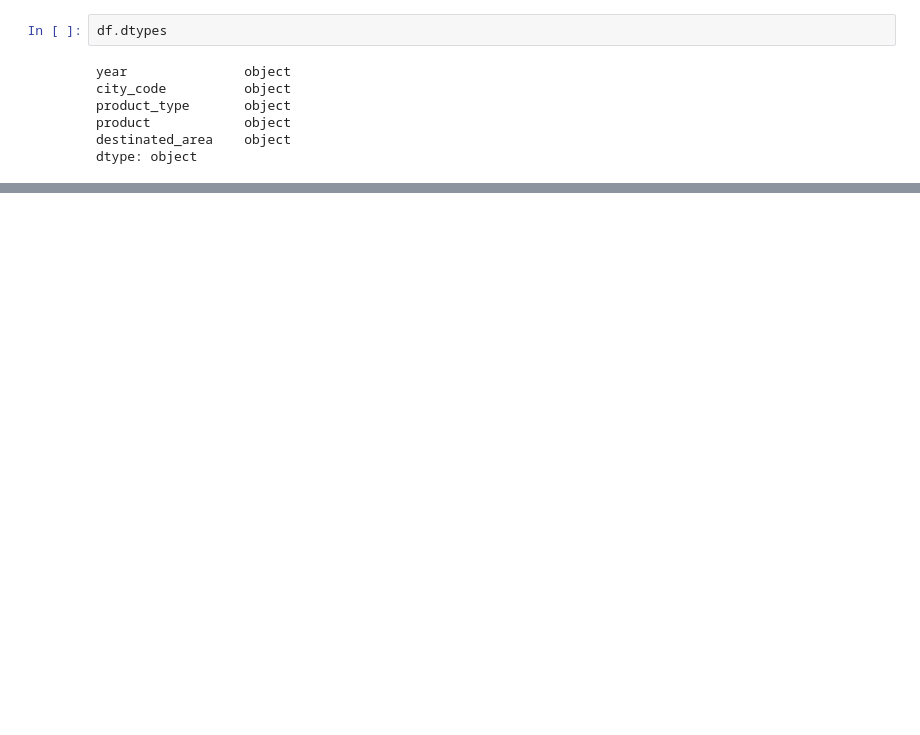
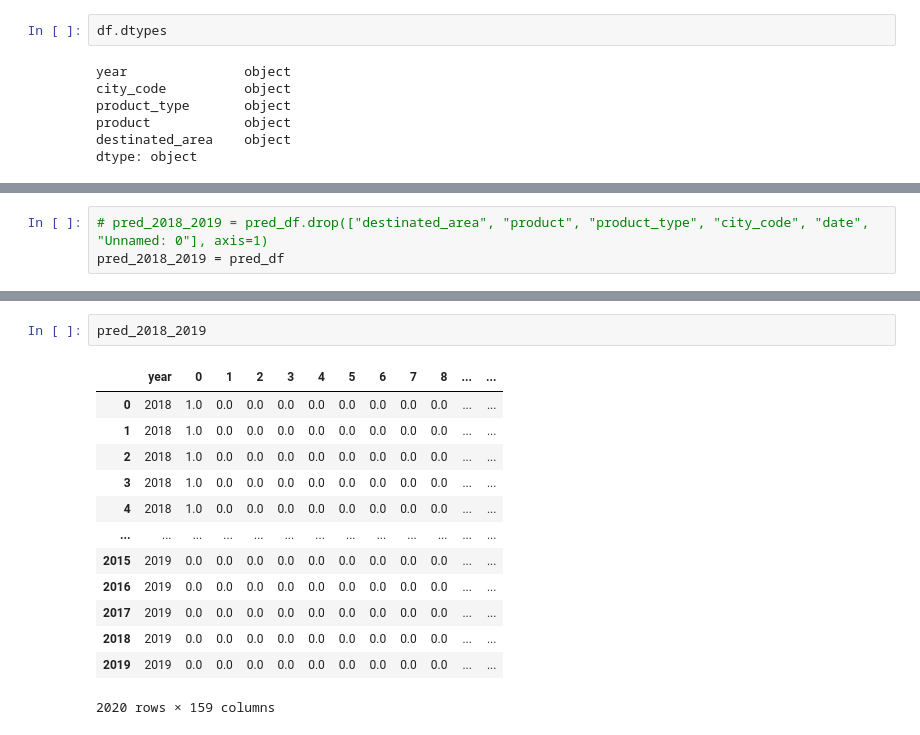
Before and after one commit to LucasLessa1/IEEE_CIS_Trainee, a Jupyter notebook: Desafio_Bain_&_Company.ipynb, the cells around one changed output, grey strips where cells are left out. Drawn from its saved outputs; the diff is of its cells as text; blank space fills up the shorter version.

```diff
--- a/Desafio_Bain_&_Company.ipynb
+++ b/Desafio_Bain_&_Company.ipynb
@@ -157,0 +702,3 @@ dtype: int64
+# %%
+# pred_2018_2019 = pred_df.drop(["destinated_area", "product", "product_type", "city_code", "date", "Unnamed: 0"], axis=1)
+pred_2018_2019 = pred_df
@@ -157,0 +720,16 @@ dtype: int64
+# %%
+pred_2018_2019
+# %% [output]
+|  | year | 0 | 1 | 2 | 3 | 4 | 5 | 6 | 7 | 8 | ... | ... |
+| 0 | 2018 | 1.0 | 0.0 | 0.0 | 0.0 | 0.0 | 0.0 | 0.0 | 0.0 | 0.0 | ... | ... |
+| 1 | 2018 | 1.0 | 0.0 | 0.0 | 0.0 | 0.0 | 0.0 | 0.0 | 0.0 | 0.0 | ... | ... |
+| 2 | 2018 | 1.0 | 0.0 | 0.0 | 0.0 | 0.0 | 0.0 | 0.0 | 0.0 | 0.0 | ... | ... |
+| 3 | 2018 | 1.0 | 0.0 | 0.0 | 0.0 | 0.0 | 0.0 | 0.0 | 0.0 | 0.0 | ... | ... |
+| 4 | 2018 | 1.0 | 0.0 | 0.0 | 0.0 | 0.0 | 0.0 | 0.0 | 0.0 | 0.0 | ... | ... |
+| ... | ... | ... | ... | ... | ... | ... | ... | ... | ... | ... | ... | ... |
+| 2015 | 2019 | 0.0 | 0.0 | 0.0 | 0.0 | 0.0 | 0.0 | 0.0 | 0.0 | 0.0 | ... | ... |
+| 2016 | 2019 | 0.0 | 0.0 | 0.0 | 0.0 | 0.0 | 0.0 | 0.0 | 0.0 | 0.0 | ... | ... |
+| 2017 | 2019 | 0.0 | 0.0 | 0.0 | 0.0 | 0.0 | 0.0 | 0.0 | 0.0 | 0.0 | ... | ... |
+| 2018 | 2019 | 0.0 | 0.0 | 0.0 | 0.0 | 0.0 | 0.0 | 0.0 | 0.0 | 0.0 | ... | ... |
+| 2019 | 2019 | 0.0 | 0.0 | 0.0 | 0.0 | 0.0 | 0.0 | 0.0 | 0.0 | 0.0 | ... | ... |
+2020 rows × 159 columns
```
Also changed, not shown: parts of 134 cells of this notebook.
